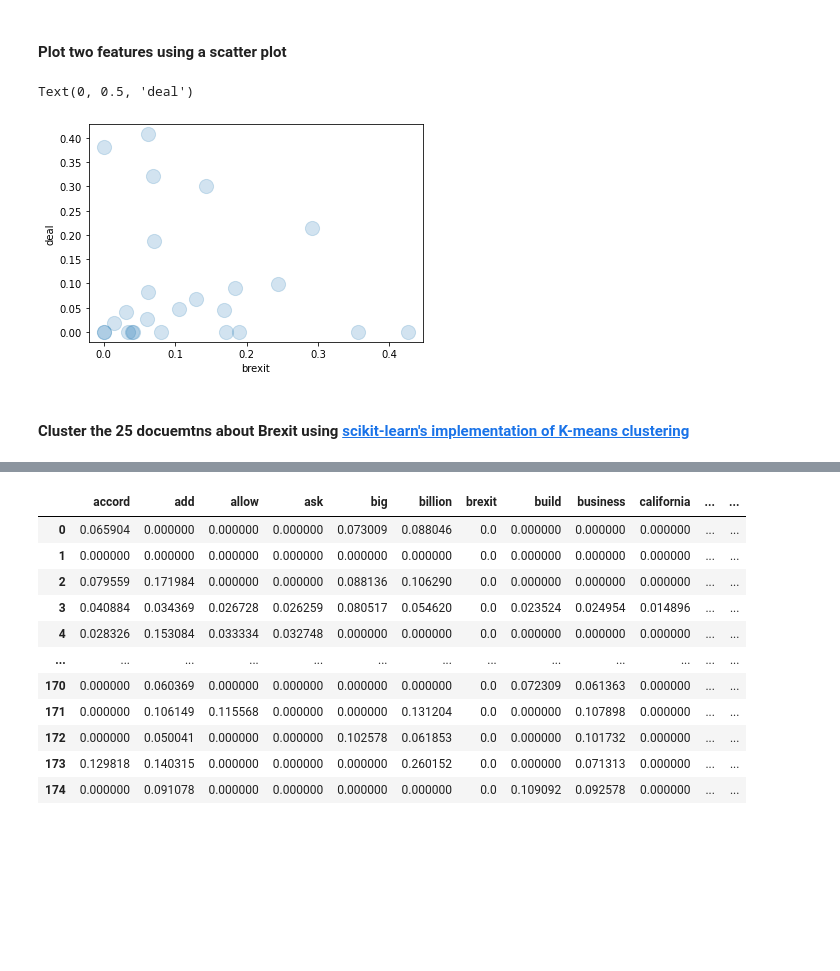
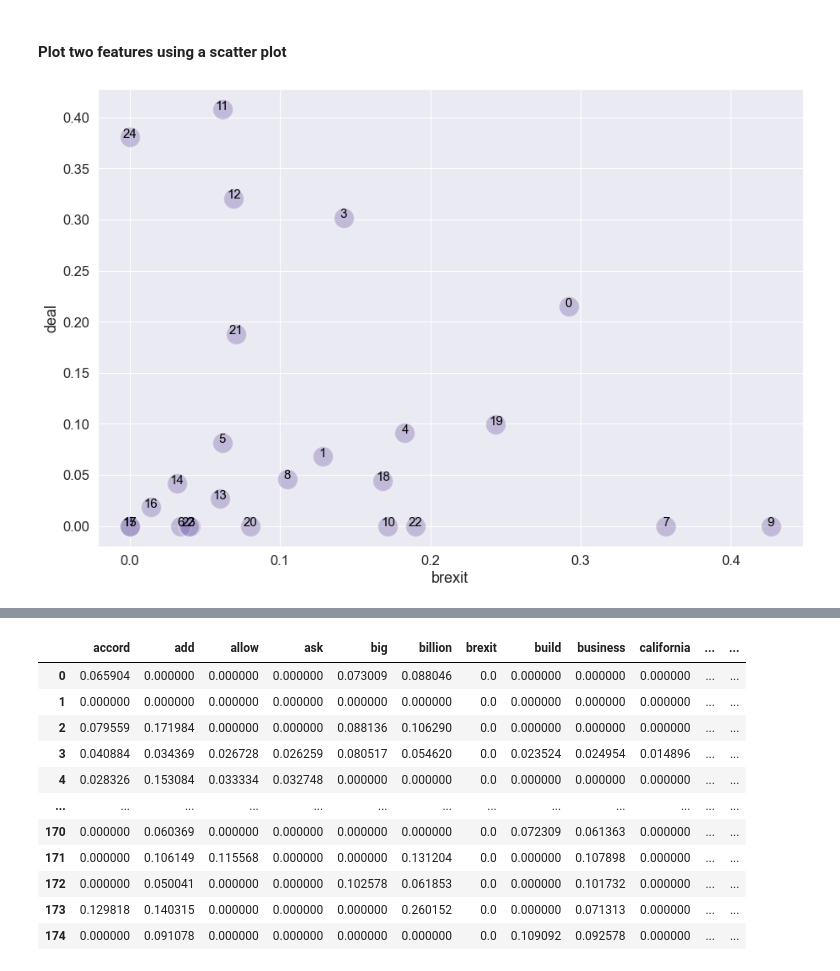
Before and after one commit to valdanchev/SC207, a Jupyter notebook: 13_TextVectorisation_Ngrams_TFIDF.ipynb, the cells around one changed output, grey strips where cells are left out. Saved outputs shown, nothing was run; the diff lists cells and outputs as text; code cells hidden in the pictures; blank space fills up the shorter version.

```diff
--- a/13_TextVectorisation_Ngrams_TFIDF.ipynb
+++ b/13_TextVectorisation_Ngrams_TFIDF.ipynb
@@ -513,12 +518,19 @@ tf_idf_df.loc[:,['brexit','deal']]
 | 24 | 0.000000 | 0.380788 |
 # %% [markdown]
 #### Plot two features using a scatter plot
-# %%
-ax = tf_idf_df.plot(kind='scatter', x='brexit', y='deal', alpha=0.2, s=200)
-ax.set_xlabel("brexit")
-ax.set_ylabel("deal")
-# %% [output]
-Text(0, 0.5, 'deal')
-[figure, removed]
-# %% [markdown]
-#### Cluster the 25 docuemtns about Brexit using [scikit-learn's implementation of K-means clustering](https://scikit-learn.org/stable/modules/generated/sklearn.cluster.KMeans.html)
+# %%
+# Create figure and set figure size
+sns.set_context("notebook", font_scale=1.5)
+plt.figure(figsize = (15,10))
+
+# Create scatterplot — alpha controls the transparency and s controls the size of markers
+fig = sns.scatterplot(data=tf_idf_df, x='brexit', y='deal', alpha=0.4, s=600, color = 'm')
+# fig.set_xlabel("Brexit")
+# fig.set_ylabel("Deal")
+
+# Add label for each point
+for line in range(0,tf_idf_df.shape[0]):
+    fig.text(tf_idf_df.brexit[line], tf_idf_df.deal[line], tf_idf_df.index[line],
+             horizontalalignment='center', size='small', color='black', weight='light') # possibly add fontsize=15
+# %% [output]
+[figure, added]
```
Also changed, not shown: parts of 31 cells of this notebook.
